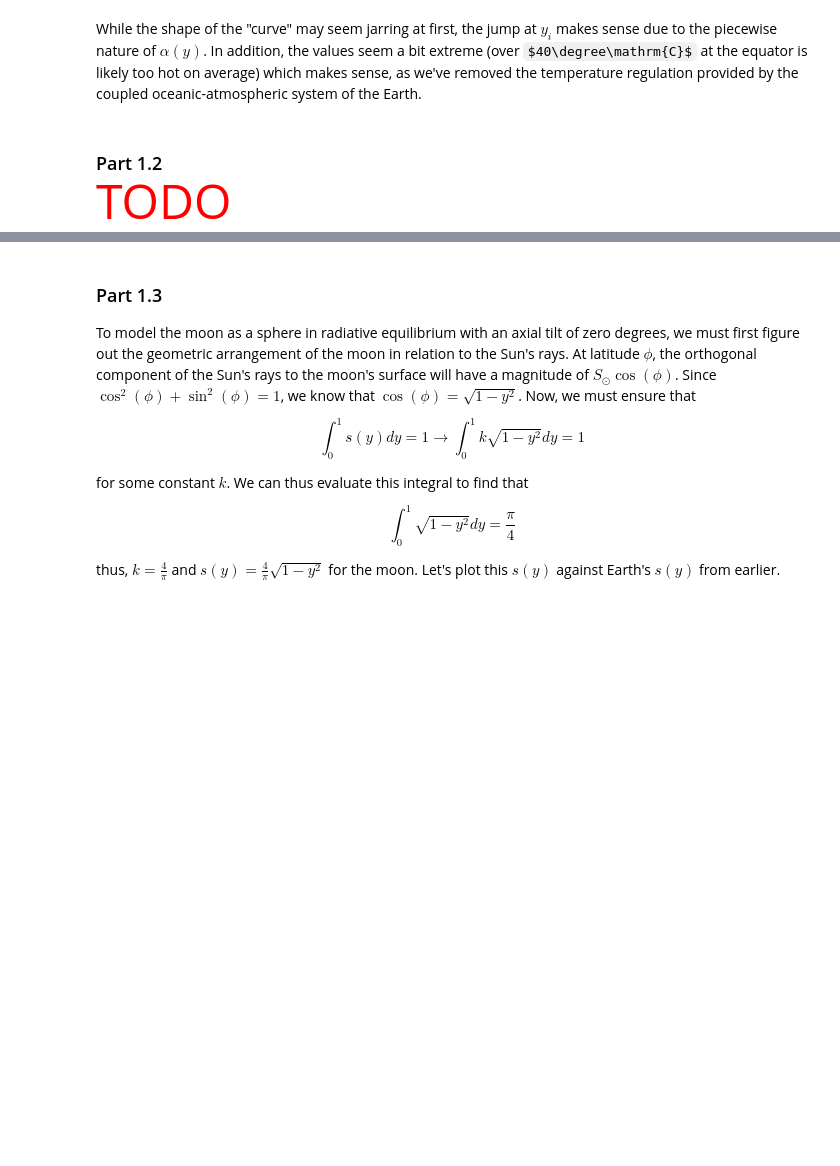
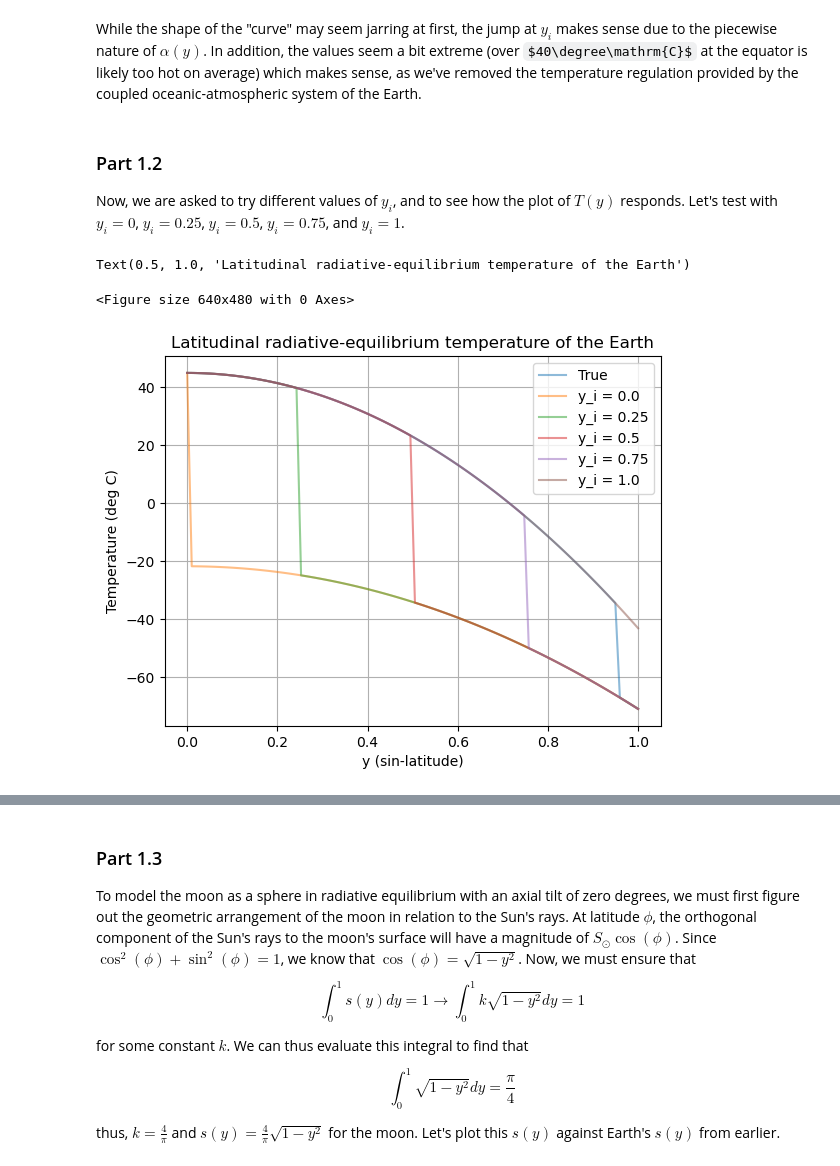
Before and after one commit to lemondoroshow/geoscienceModeling, a Jupyter notebook: planetaryClimates/modelingPlanetaryTemperature.ipynb, the cells around one changed output, grey strips where cells are left out. Cells and saved outputs as stored; diff of their text form; code cells hidden in the pictures; some formulas as TeX source; blank space fills up the shorter version.

```diff
--- a/planetaryClimates/modelingPlanetaryTemperature.ipynb
+++ b/planetaryClimates/modelingPlanetaryTemperature.ipynb
@@ -56,4 +58,33 @@ Text(0.5, 1.0, 'Latitudinal radiative-equilibrium temperature of the Earth')
 While the shape of the "curve" may seem jarring at first, the jump at $y_i$ makes sense due to the piecewise nature of $\alpha(y)$. In addition, the values seem a bit extreme (over $40\degree\mathrm{C}$ at the equator is likely too hot on average) which makes sense, as we've removed the temperature regulation provided by the coupled oceanic-atmospheric system of the Earth.
 # %% [markdown]
 ### Part 1.2
-<p style="color:red;font-size:48px">TODO</p>
+Now, we are asked to try different values of $y_i$, and to see how the plot of $T(y)$ responds. Let's test with $y_i = 0$, $y_i = 0.25$, $y_i=0.5$, $y_i=0.75$, and $y_i = 1$.
+# %%
+# Define variable-i T(y) function
+def T_i(y, i):
+    alpha = np.ones_like(y) * 0.62
+    alpha[np.where(y <= i)] = 0.32
+    s = 1.241 - 0.723 * np.power(y, 2)
+    numerator = 340.25 * (1 - alpha) * s - 202
+    return numerator / 1.90
+
+# Define linear space
+y = np.linspace(0, 1, 100)
+
+# Set up plot
+plt.clf()
+fig, ax = plt.subplots()
+
+# Plot and label
+ax.plot(y, res, label = "True", alpha = 0.5)
+for i in range(0, 125, 25):
+    ax.plot(y, T_i(y, i / 100), label = "y_i = " + str(i / 100), alpha = 0.5)
+ax.set_ylabel("Temperature (deg C)")
+ax.set_xlabel("y (sin-latitude)")
+ax.legend()
+ax.grid()
+ax.set_title("Latitudinal radiative-equilibrium temperature of the Earth")
+# %% [output]
+Text(0.5, 1.0, 'Latitudinal radiative-equilibrium temperature of the Earth')
+<Figure size 640x480 with 0 Axes>
+[figure, added]
```
Also changed, not shown: parts of 5 cells of this notebook.
